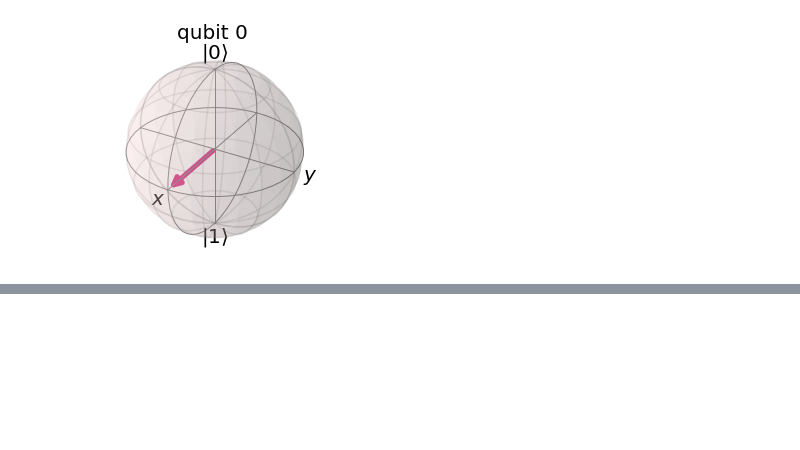
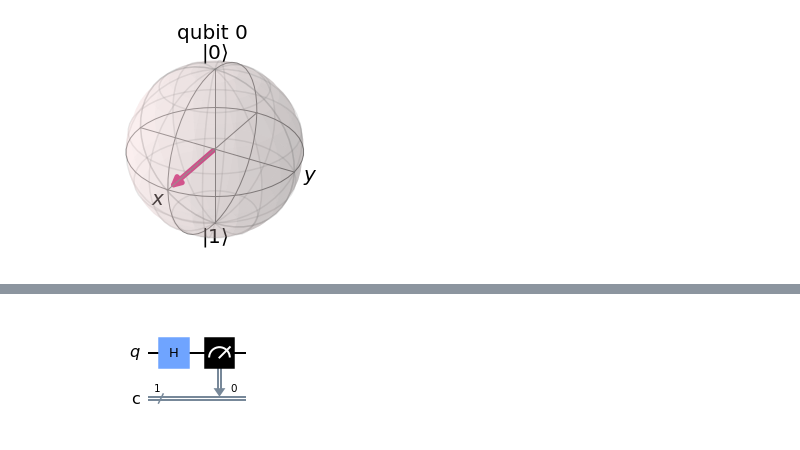
Before and after one commit to shanemcdonagh/emergingtechnologies, a Jupyter notebook: content/notebooks/04-quantum-computing.ipynb, the cells around one changed output, grey strips where cells are left out. Drawn from its saved outputs; the diff is of its cells as text; code cells hidden in the pictures; blank space fills up the shorter version.

Commit message:
Notebooks: Finished quantum computing and fixed formatting

```diff
--- a/content/notebooks/04-quantum-computing.ipynb
+++ b/content/notebooks/04-quantum-computing.ipynb
@@ -189,0 +206,15 @@ $ Y | 0 \rangle = \begin{bmatrix} 0 & -i \\ i & 0 \end{bmatrix} \begin{bmatrix}
+# %%
+# From class notes
+# Create a circuit.
+circuit = QuantumCircuit(1, 1)
+
+# Add a gate.
+circuit.h(0)
+
+# Measure.
+circuit.measure(0, 0)
+
+# Draw the circuit
+circuit.draw(output='mpl')
+# %% [output]
+[figure, added]
```
Also changed, not shown: parts of 14 cells of this notebook, 3 other files.
